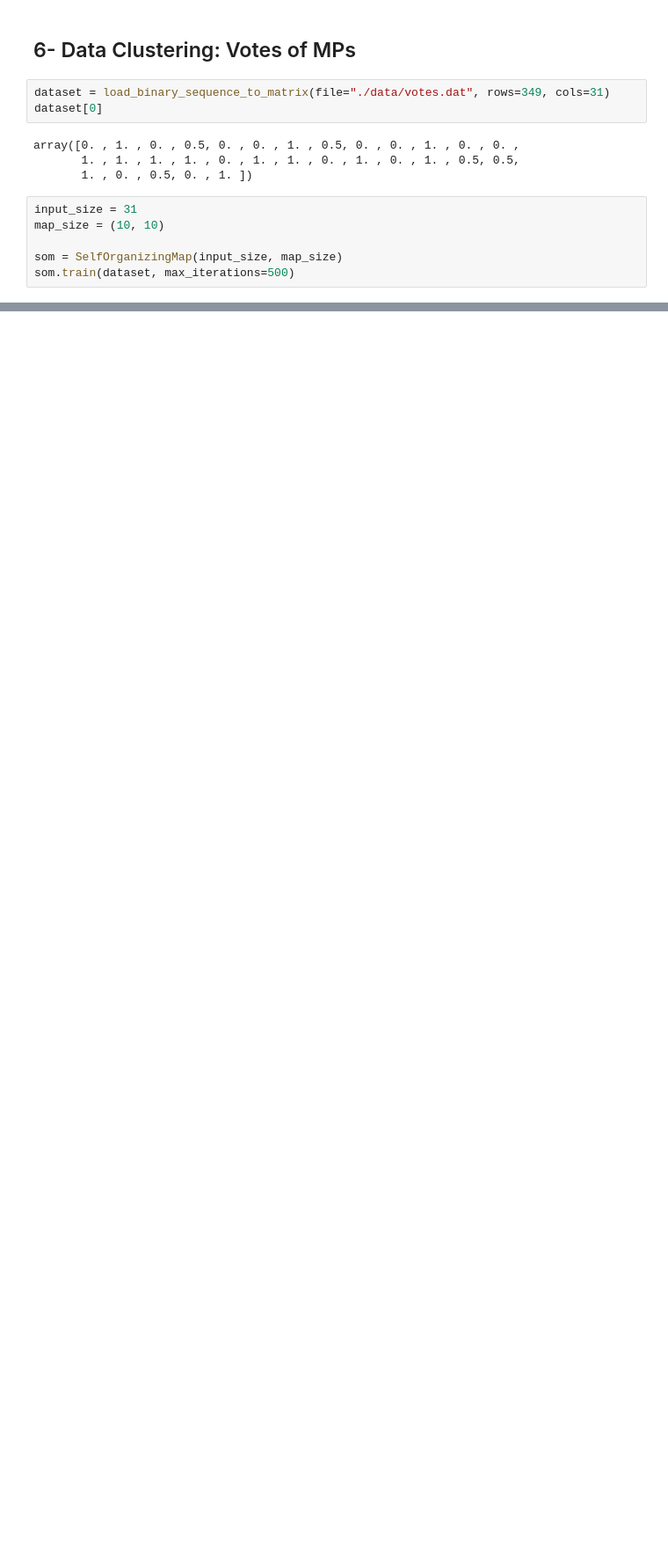
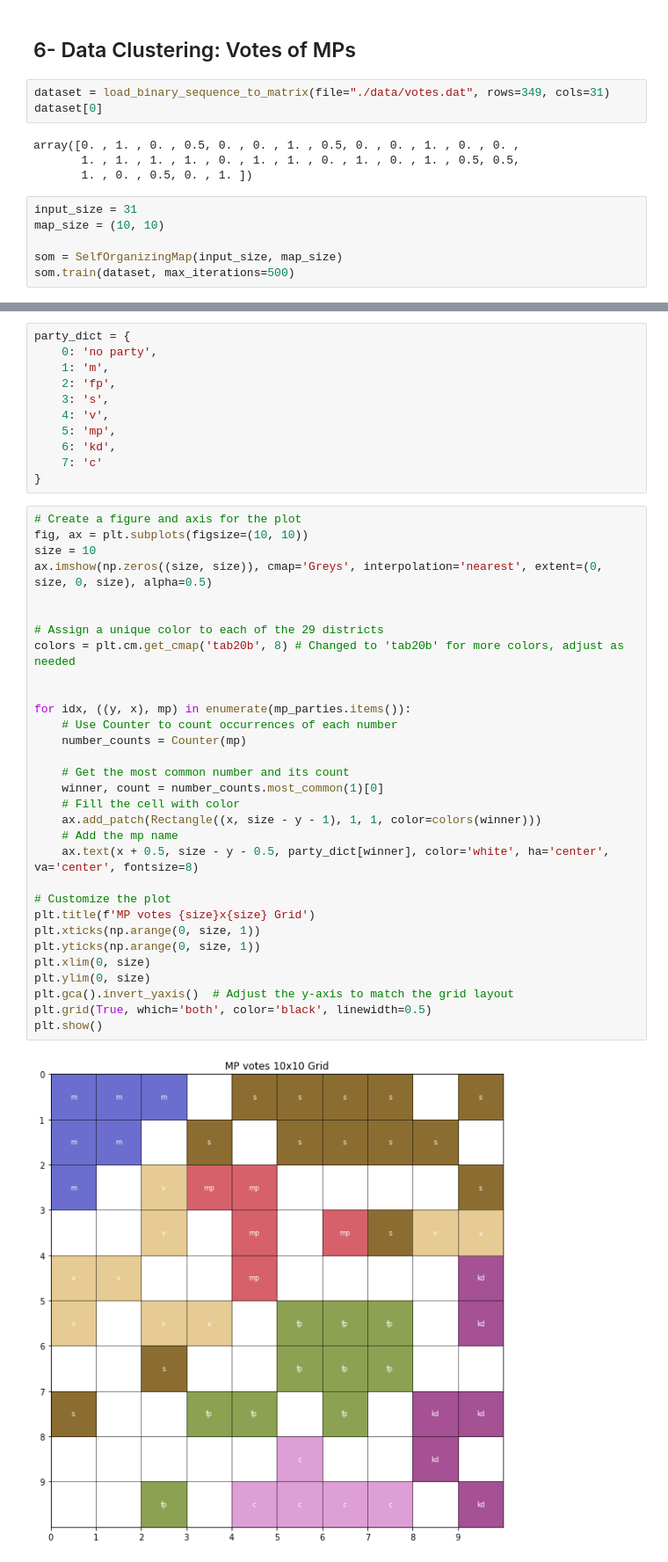
Before and after one commit to kyebinan/Deep_Learning_KTH, a Jupyter notebook: LAB2/notebook3.ipynb, the cells around one changed output, grey strips where cells are left out. Shown at 88% size. Saved outputs shown, nothing was run; the diff lists cells and outputs as text; blank space fills up the shorter version.

Commit message:
finished vote by parties

```diff
--- a/LAB2/notebook3.ipynb
+++ b/LAB2/notebook3.ipynb
@@ -955,0 +1008,44 @@ plt.show()
+# %%
+party_dict = {
+    0: 'no party',
+    1: 'm',
+    2: 'fp',
+    3: 's',
+    4: 'v',
+    5: 'mp',
+    6: 'kd',
+    7: 'c'
+}
+# %%
+# Create a figure and axis for the plot
+fig, ax = plt.subplots(figsize=(10, 10))
+size = 10
+ax.imshow(np.zeros((size, size)), cmap='Greys', interpolation='nearest', extent=(0, size, 0, size), alpha=0.5)
+
+
+# Assign a unique color to each of the 29 districts
+colors = plt.cm.get_cmap('tab20b', 8) # Changed to 'tab20b' for more colors, adjust as needed
+
+
+for idx, ((y, x), mp) in enumerate(mp_parties.items()):
+    # Use Counter to count occurrences of each number
+    number_counts = Counter(mp)
+
+    # Get the most common number and its count
+    winner, count = number_counts.most_common(1)[0]
+    # Fill the cell with color
+    ax.add_patch(Rectangle((x, size - y - 1), 1, 1, color=colors(winner)))
+    # Add the mp name
+    ax.text(x + 0.5, size - y - 0.5, party_dict[winner], color='white', ha='center', va='center', fontsize=8)
+
+# Customize the plot
+plt.title(f'MP votes {size}x{size} Grid')
+plt.xticks(np.arange(0, size, 1))
+plt.yticks(np.arange(0, size, 1))
+plt.xlim(0, size)
+plt.ylim(0, size)
+plt.gca().invert_yaxis()  # Adjust the y-axis to match the grid layout
+plt.grid(True, which='both', color='black', linewidth=0.5)
+plt.show()
+# %% [output]
+[figure, added]
```
Also changed, not shown: parts of 6 cells of this notebook.
